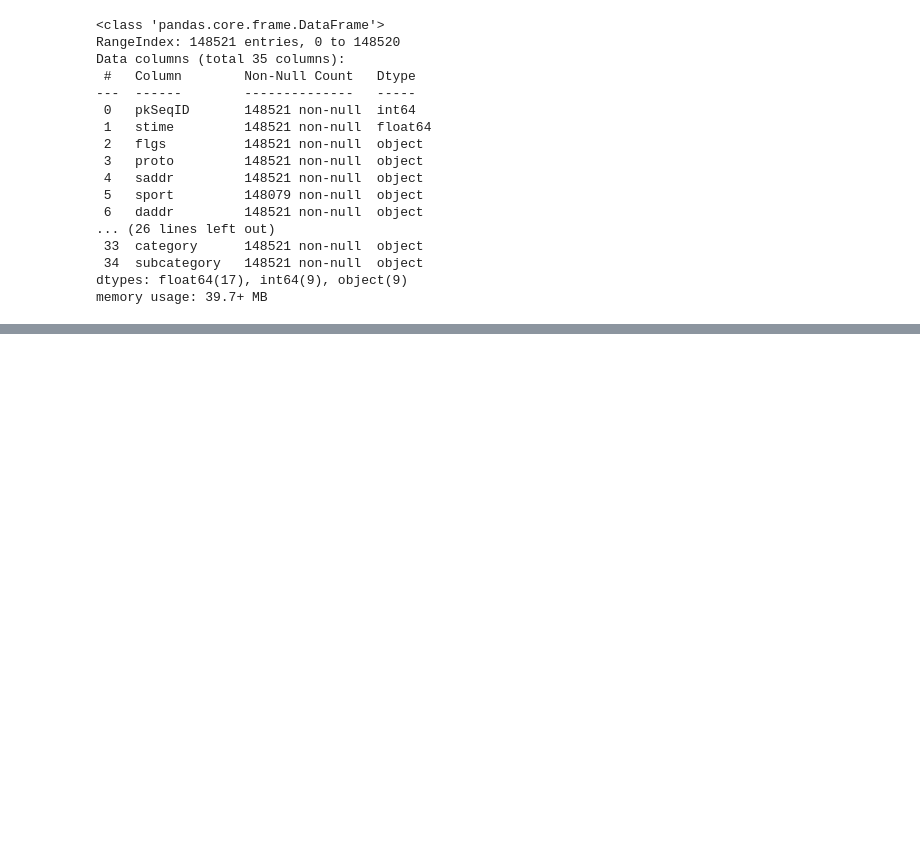
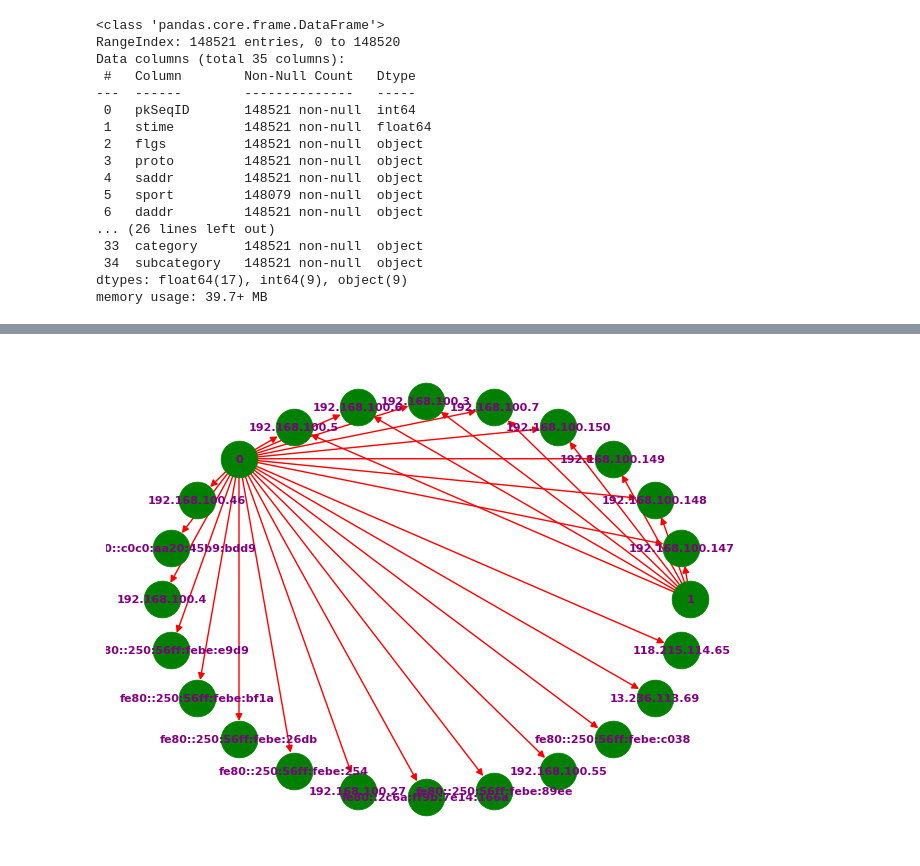
Before and after one commit to Pavel418/network-L1, a Jupyter notebook: project/project.ipynb, the cells around one changed output, grey strips where cells are left out. Saved outputs shown, nothing was run; the diff lists cells and outputs as text; code cells hidden in the pictures; blank space fills up the shorter version.

```diff
--- a/project/project.ipynb
+++ b/project/project.ipynb
@@ -217,0 +186,4 @@ plt.show()
+# %%
+representation(df, "Attack", "SourceIPAddress") # Second representation
+# %% [output]
+[figure, added]
```
Also changed, not shown: parts of 31 cells of this notebook, 3 other files.
